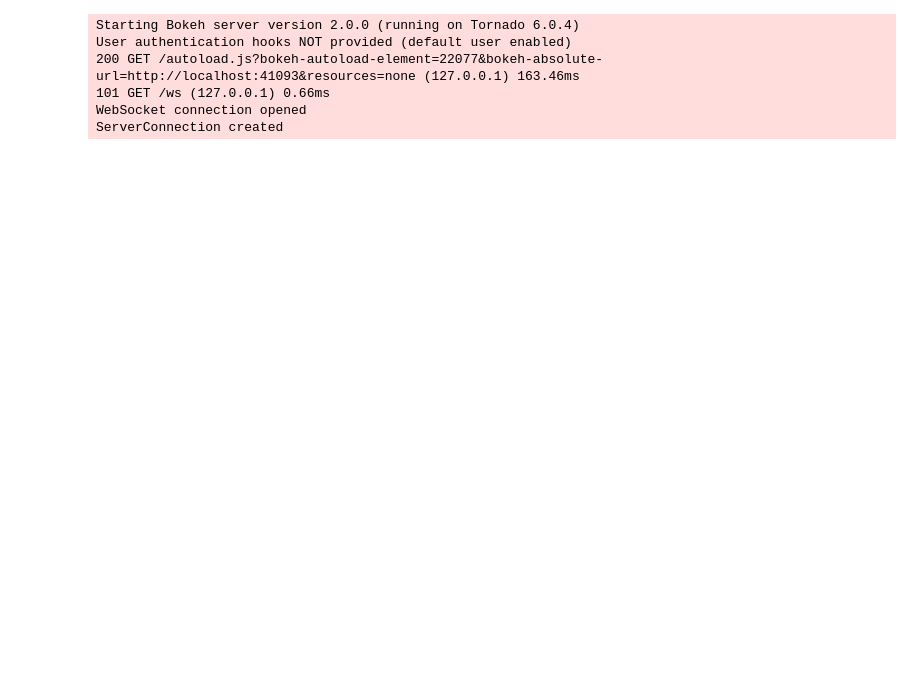
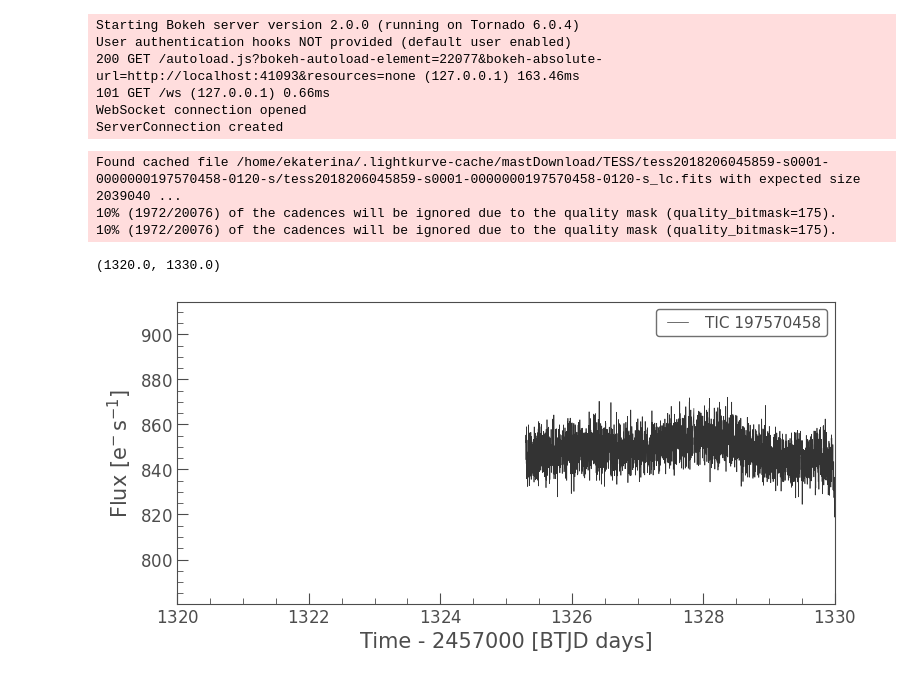
Before and after one commit to ekaterinailin/flares-in-clusters-with-k2-ii, a Jupyter notebook: VettingFlares/Vet_Flares_view_events.ipynb, the cells around one changed output. Cells and saved outputs as stored; diff of their text form; code cells hidden in the pictures; blank space fills up the shorter version.

```diff
--- a/VettingFlares/Vet_Flares_view_events.ipynb
+++ b/VettingFlares/Vet_Flares_view_events.ipynb
@@ -146,6 +146,24 @@ User authentication hooks NOT provided (default user enabled)
 101 GET /ws (127.0.0.1) 0.66ms
 WebSocket connection opened
 ServerConnection created
+# %%
+# EPIC = 211396661
+
+
+# C = 18
+tpf = search_lightcurvefile("TIC 197570458", sector=1).download()
+# %% [output]
+Found cached file /home/ekaterina/.lightkurve-cache/mastDownload/TESS/tess2018206045859-s0001-0000000197570458-0120-s/tess2018206045859-s0001-0000000197570458-0120-s_lc.fits with expected size 2039040 ...
+10% (1972/20076) of the cadences will be ignored due to the quality mask (quality_bitmask=175).
+10% (1972/20076) of the cadences will be ignored due to the quality mask (quality_bitmask=175).
+# %%
+lc= tpf.get_lightcurve("PDCSAP_FLUX")
+# %%
+lc.plot()
+plt.xlim(1320,1330)
+# %% [output]
+(1320.0, 1330.0)
+[figure, added]
 # %%
 # import seaborn as sns
 # from matplotlib.colors import PowerNorm
```
Also changed, not shown: parts of 1 cell of this notebook, 3 other files.
